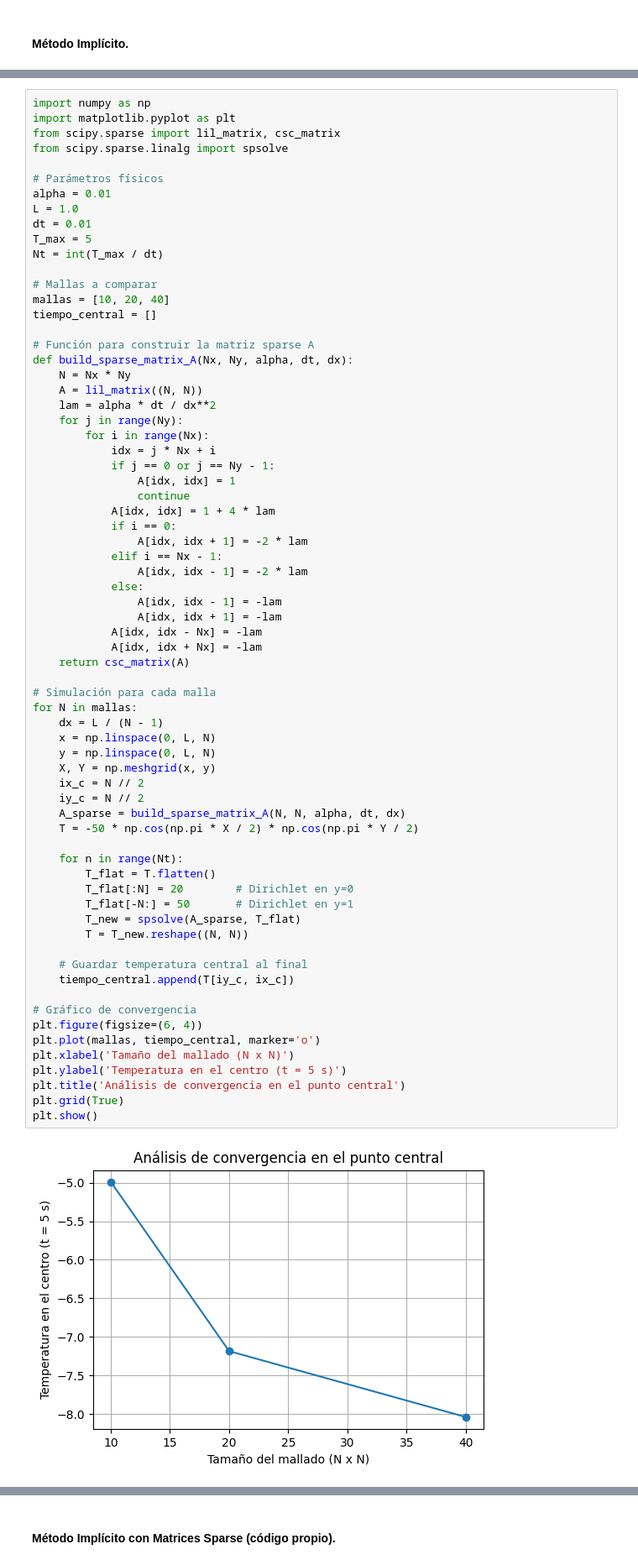
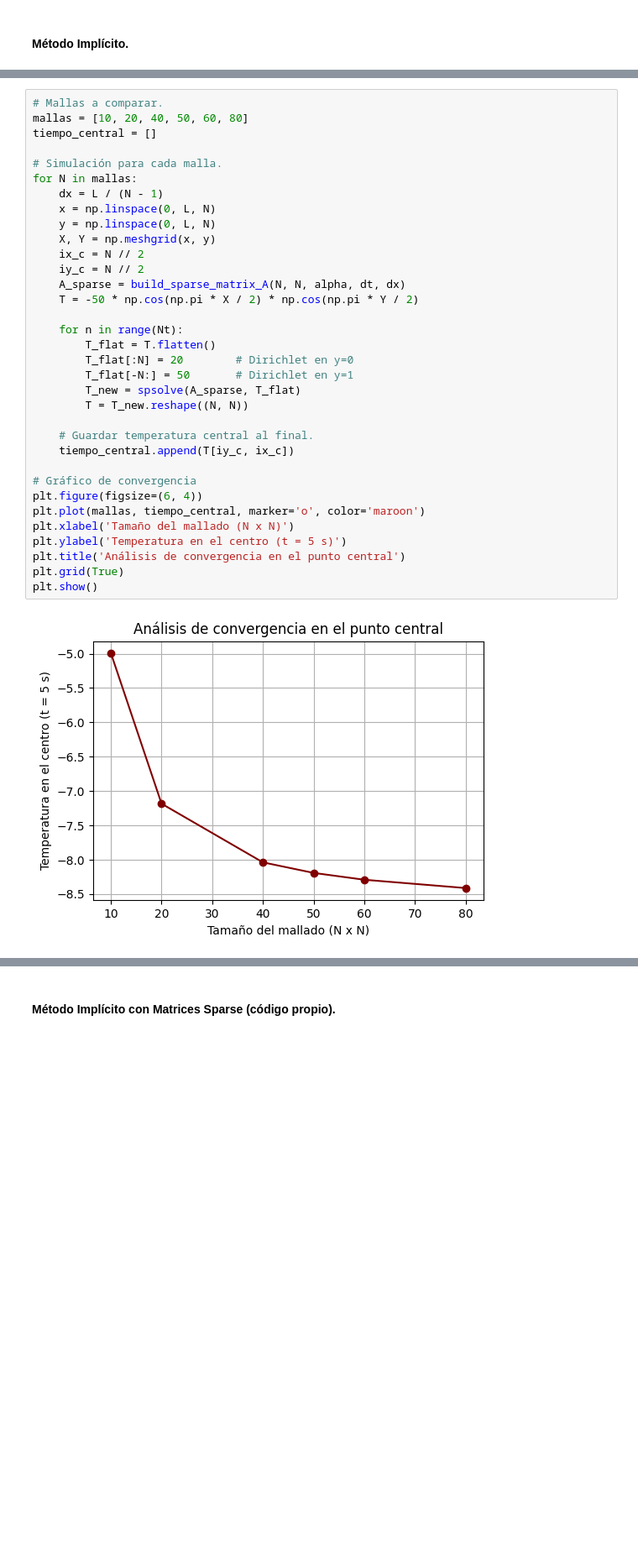
Before and after one commit to mgonzalz/sn_talleres, a Jupyter notebook: notebooks/informe-02__ecuacion-calor.ipynb, the cells around one changed output, grey strips where cells are left out. Shown at 84% size. Drawn from its saved outputs; the diff is of its cells as text; blank space fills up the shorter version.

```diff
--- a/notebooks/informe-02__ecuacion-calor.ipynb
+++ b/notebooks/informe-02__ecuacion-calor.ipynb
@@ -247,72 +163,37 @@ for t, T_snap in snapshots.items():
 # %%
-import numpy as np
-import matplotlib.pyplot as plt
-from scipy.sparse import lil_matrix, csc_matrix
-from scipy.sparse.linalg import spsolve
-
-# Parámetros físicos
-alpha = 0.01
-L = 1.0
-dt = 0.01
-T_max = 5
-Nt = int(T_max / dt)
-
-# Mallas a comparar
-mallas = [10, 20, 40]
+# Mallas a comparar.
+mallas = [10, 20, 40, 50, 60, 80]
 tiempo_central = []
 
-# Función para construir la matriz sparse A
-def build_sparse_matrix_A(Nx, Ny, alpha, dt, dx):
-    N = Nx * Ny
-    A = lil_matrix((N, N))
-    lam = alpha * dt / dx**2
-    for j in range(Ny):
-        for i in range(Nx):
-            idx = j * Nx + i
-            if j == 0 or j == Ny - 1:
-                A[idx, idx] = 1
-                continue
-            A[idx, idx] = 1 + 4 * lam
-            if i == 0:
-                A[idx, idx + 1] = -2 * lam
-            elif i == Nx - 1:
-                A[idx, idx - 1] = -2 * lam
-            else:
-                A[idx, idx - 1] = -lam
-                A[idx, idx + 1] = -lam
-            A[idx, idx - Nx] = -lam
-            A[idx, idx + Nx] = -lam
-    return csc_matrix(A)
-
-# Simulación para cada malla
+# Simulación para cada malla.
 for N in mallas:
     dx = L / (N - 1)
     x = np.linspace(0, L, N)
     y = np.linspace(0, L, N)
     X, Y = np.meshgrid(x, y)
     ix_c = N // 2
     iy_c = N // 2
     A_sparse = build_sparse_matrix_A(N, N, alpha, dt, dx)
     T = -50 * np.cos(np.pi * X / 2) * np.cos(np.pi * Y / 2)
 
     for n in range(Nt):
         T_flat = T.flatten()
         T_flat[:N] = 20        # Dirichlet en y=0
         T_flat[-N:] = 50       # Dirichlet en y=1
         T_new = spsolve(A_sparse, T_flat)
         T = T_new.reshape((N, N))
 
-    # Guardar temperatura central al final
+    # Guardar temperatura central al final.
     tiempo_central.append(T[iy_c, ix_c])
 
 # Gráfico de convergencia
 plt.figure(figsize=(6, 4))
-plt.plot(mallas, tiempo_central, marker='o')
+plt.plot(mallas, tiempo_central, marker='o', color='maroon')
 plt.xlabel('Tamaño del mallado (N x N)')
 plt.ylabel('Temperatura en el centro (t = 5 s)')
 plt.title('Análisis de convergencia en el punto central')
 plt.grid(True)
 plt.show()
 # %% [output]
-[figure, old version]
+[figure, new version]
 # %%
```
Also changed, not shown: parts of 17 cells of this notebook, 3 other files.
